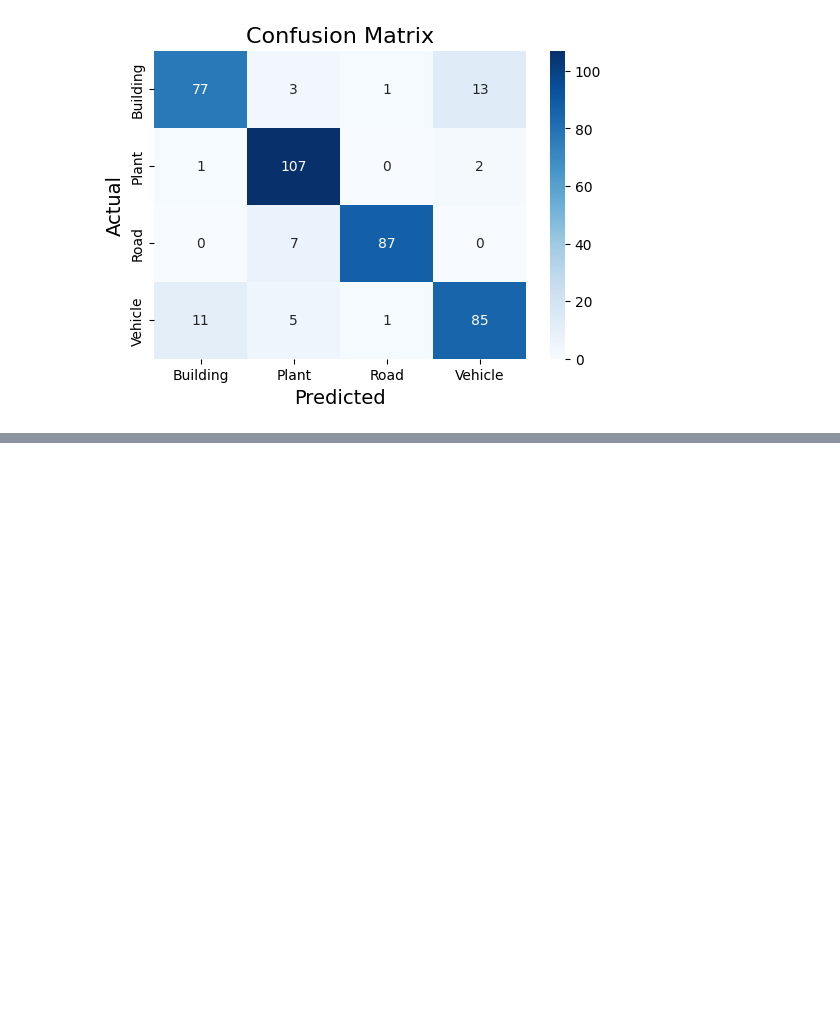
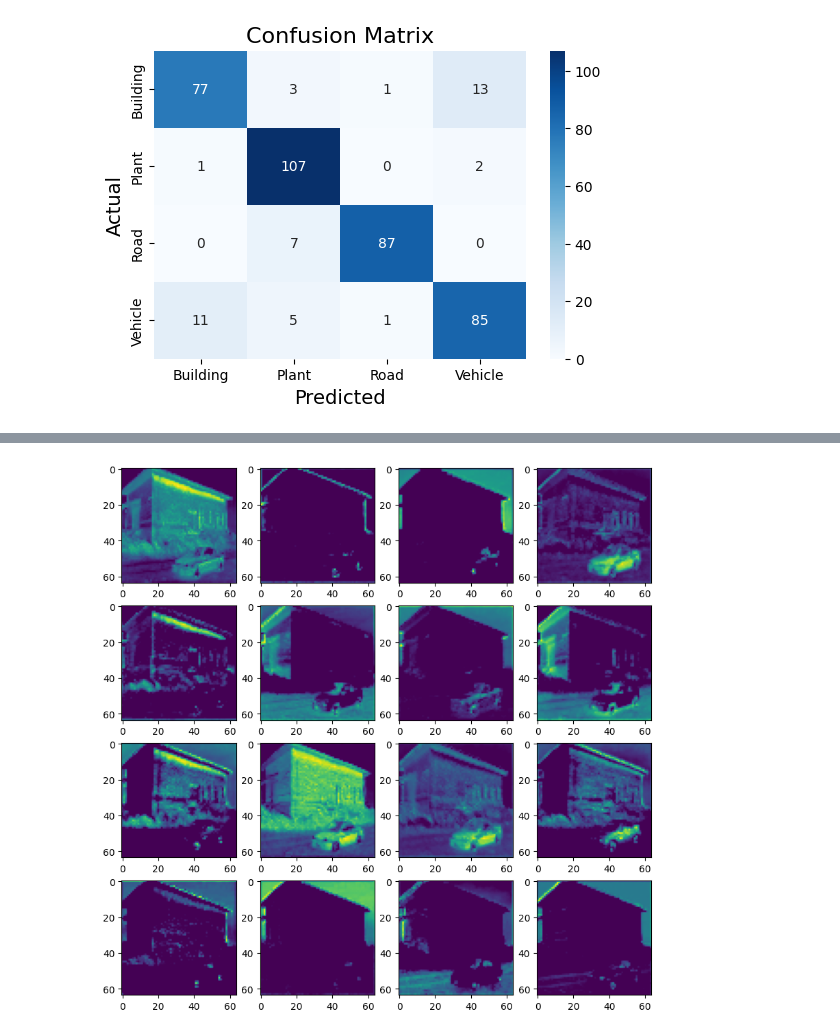
Before and after one commit to RiceWater/New-Thesis, a Jupyter notebook: img_cls.ipynb, the cells around one changed output, grey strips where cells are left out. Saved outputs shown, nothing was run; the diff lists cells and outputs as text; code cells hidden in the pictures; blank space fills up the shorter version.

```diff
--- a/img_cls.ipynb
+++ b/img_cls.ipynb
@@ -451,0 +540,4 @@ Text(0.5, 1.0, 'Confusion Matrix')
+# %%
+layers_c2 = saved_model.layers[:10]
+model_c2 = Sequential(layers_c2)
+model_c2.summary()
@@ -451,0 +562,2 @@ Text(0.5, 1.0, 'Confusion Matrix')
+# %%
+output_c2 = model_c2.predict(np.expand_dims(img_sample, 0))
@@ -451,0 +566,4 @@ Text(0.5, 1.0, 'Confusion Matrix')
+# %%
+viz_grid(output_c2, 4, 4)
+# %% [output]
+[figure, added]
```
Also changed, not shown: parts of 24 cells of this notebook, 1 other file.
